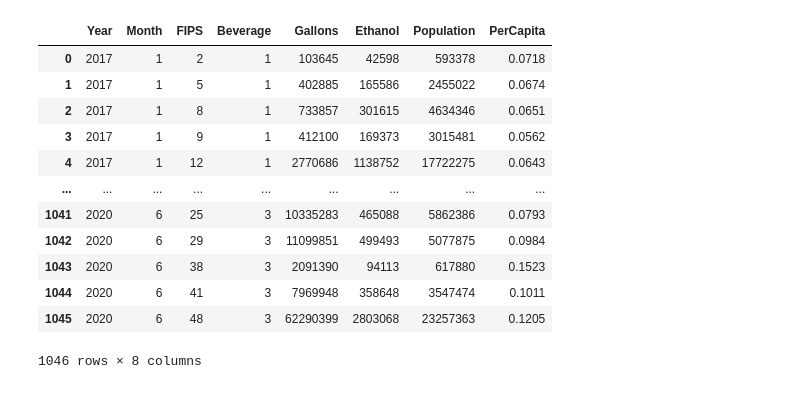
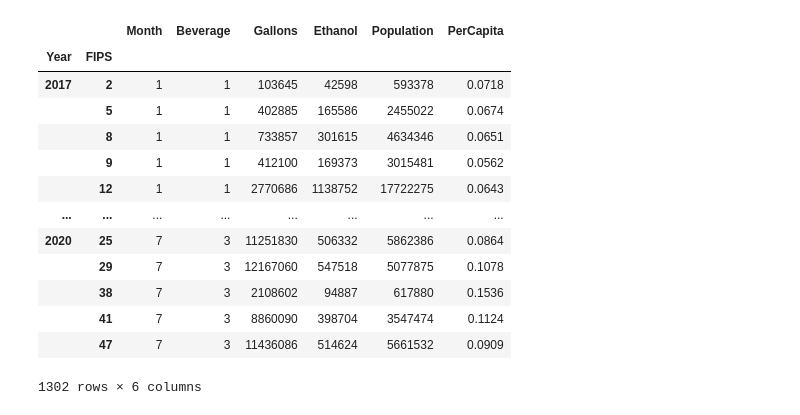
Before and after one commit to teresaflicek/Covid19-Societal-Impacts, a Jupyter notebook: AlcoholSalesDuringCovid.ipynb, the cells around one changed output. Saved outputs shown, nothing was run; the diff lists cells and outputs as text; code cells hidden in the pictures.

```diff
--- a/AlcoholSalesDuringCovid.ipynb
+++ b/AlcoholSalesDuringCovid.ipynb
@@ -103,13 +64,9 @@ alc_sales_df.set_index('FIPS')
 # %%
 #year 2017 df
-df17 = alc_sales_df[(alc_sales_df.Year == 2017) & (alc_sales_df.Month <= 6)]
-
-#delete 2 empty rows
-del df17['PerCapita3yr']
-del df17['PctChange']
+df17 = alc_sales_df[(alc_sales_df.Year == 2017) & (alc_sales_df.Month <= 7)]
 
 #display dataframe
-df17.head()
+df17
 # %% [output]
 |  | Year | Month | FIPS | Beverage | Gallons | Ethanol | Population | PerCapita |
 | 0 | 2017 | 1 | 2 | 1 | 103645 | 42598 | 593378 | 0.0718 |
@@ -123,10 +93,6 @@ KeyError: False
 # %%
-#dataframe for 2018 sales january - june
-df18 = alc_sales_df[(alc_sales_df.Year == 2018) & (alc_sales_df.Month <= 6)]
-
-#delete 2 empty rows
-del df18['PerCapita3yr']
-del df18['PctChange']
+#dataframe for 2018 sales january - july
+df18 = alc_sales_df[(alc_sales_df.Year == 2018) & (alc_sales_df.Month <= 7)]
 
 #display dataframe
 df18.head()
@@ -140,10 +115,6 @@ df18.head()
 # %%
 #dataframe for 2018 sales january - june
-df19 = alc_sales_df[(alc_sales_df.Year == 2019) & (alc_sales_df.Month <= 6)]
-
-#delete 2 empty rows
-del df19['PerCapita3yr']
-del df19['PctChange']
+df19 = alc_sales_df[(alc_sales_df.Year == 2019) & (alc_sales_df.Month <= 7)]
 
 #display dataframe
 df19.head()
@@ -157,10 +137,6 @@ df19.head()
 # %%
 #dataframe for 2020 sales january - june
-df20 = alc_sales_df[(alc_sales_df.Year == 2020) & (alc_sales_df.Month <= 6)]
-
-#delete 2 rows for consistency
-del df20['PerCapita3yr']
-del df20['PctChange']
+df20 = alc_sales_df[(alc_sales_df.Year == 2020) & (alc_sales_df.Month <= 7)]
 
 #display dataframe
 df20.head()
@@ -174,23 +159,25 @@ df20.head()
 # %%
 #clean df w conditionals
 #combining all the dataframes into one clean dataframe
 clean_alc1 = pd.merge(df17, df18, how='outer')
 clean_alc2 = pd.merge(df19, df20, how='outer')
 new_clean_alc = pd.merge(clean_alc1, clean_alc2, how='outer')
 
 #final clean dataframe
-new_clean_alc
+new_clean_alc.head()
+new_clean_alc.set_index(['Year','FIPS'])
 # %% [output]
-|  | Year | Month | FIPS | Beverage | Gallons | Ethanol | Population | PerCapita |
-| 0 | 2017 | 1 | 2 | 1 | 103645 | 42598 | 593378 | 0.0718 |
-| 1 | 2017 | 1 | 5 | 1 | 402885 | 165586 | 2455022 | 0.0674 |
-| 2 | 2017 | 1 | 8 | 1 | 733857 | 301615 | 4634346 | 0.0651 |
-| 3 | 2017 | 1 | 9 | 1 | 412100 | 169373 | 3015481 | 0.0562 |
-| 4 | 2017 | 1 | 12 | 1 | 2770686 | 1138752 | 17722275 | 0.0643 |
-| ... | ... | ... | ... | ... | ... | ... | ... | ... |
-| 1041 | 2020 | 6 | 25 | 3 | 10335283 | 465088 | 5862386 | 0.0793 |
-| 1042 | 2020 | 6 | 29 | 3 | 11099851 | 499493 | 5077875 | 0.0984 |
-| 1043 | 2020 | 6 | 38 | 3 | 2091390 | 94113 | 617880 | 0.1523 |
-| 1044 | 2020 | 6 | 41 | 3 | 7969948 | 358648 | 3547474 | 0.1011 |
-| 1045 | 2020 | 6 | 48 | 3 | 62290399 | 2803068 | 23257363 | 0.1205 |
+|  |  | Month | Beverage | Gallons | Ethanol | Population | PerCapita |
+| Year | FIPS |  |  |  |  |  |  |
+| 2017 | 2 | 1 | 1 | 103645 | 42598 | 593378 | 0.0718 |
+|  | 5 | 1 | 1 | 402885 | 165586 | 2455022 | 0.0674 |
+|  | 8 | 1 | 1 | 733857 | 301615 | 4634346 | 0.0651 |
+|  | 9 | 1 | 1 | 412100 | 169373 | 3015481 | 0.0562 |
+|  | 12 | 1 | 1 | 2770686 | 1138752 | 17722275 | 0.0643 |
+| ... | ... | ... | ... | ... | ... | ... | ... |
+| 2020 | 25 | 7 | 3 | 11251830 | 506332 | 5862386 | 0.0864 |
+|  | 29 | 7 | 3 | 12167060 | 547518 | 5077875 | 0.1078 |
+|  | 38 | 7 | 3 | 2108602 | 94887 | 617880 | 0.1536 |
+|  | 41 | 7 | 3 | 8860090 | 398704 | 3547474 | 0.1124 |
+|  | 47 | 7 | 3 | 11436086 | 514624 | 5661532 | 0.0909 |
-1046 rows × 8 columns
+1302 rows × 6 columns
```
Also changed, not shown: parts of 21 cells of this notebook, 2 other files.
